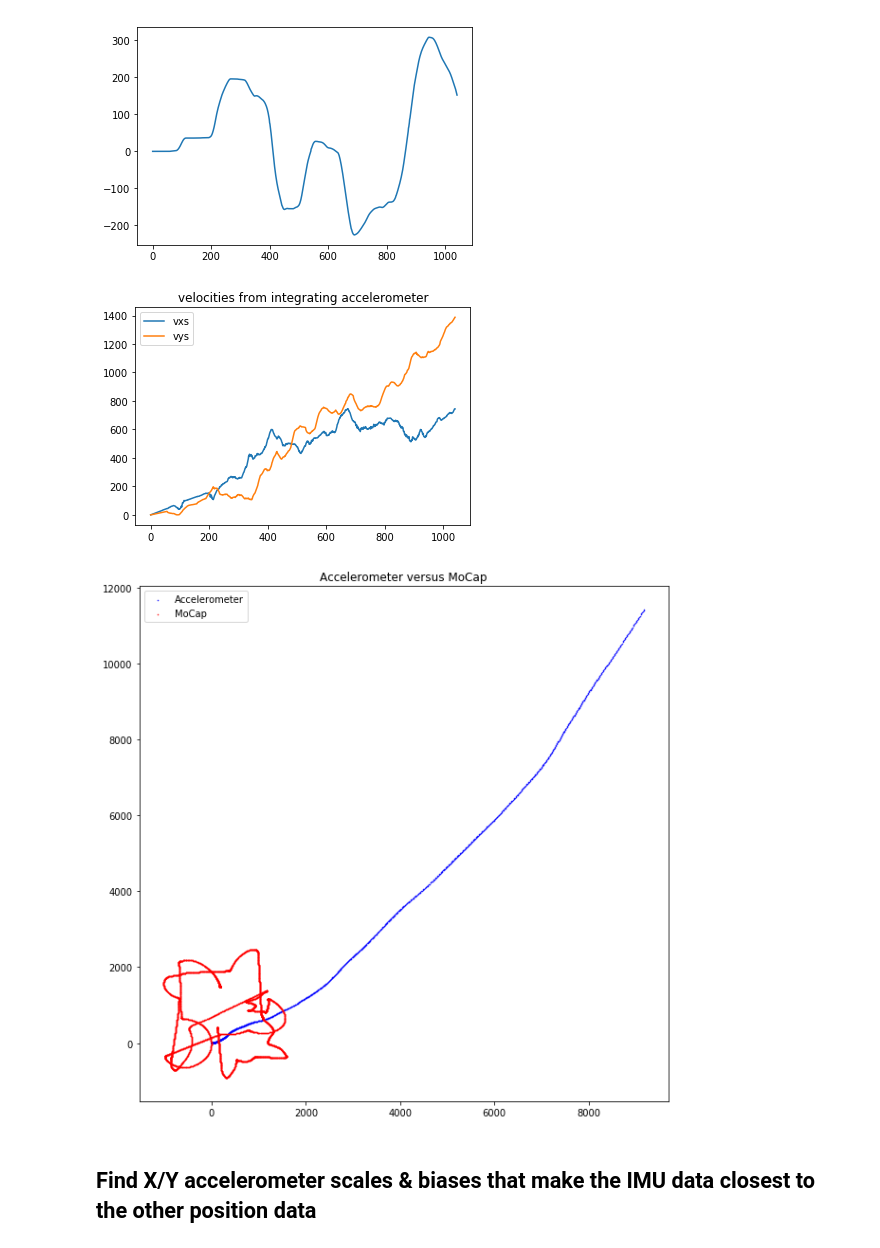
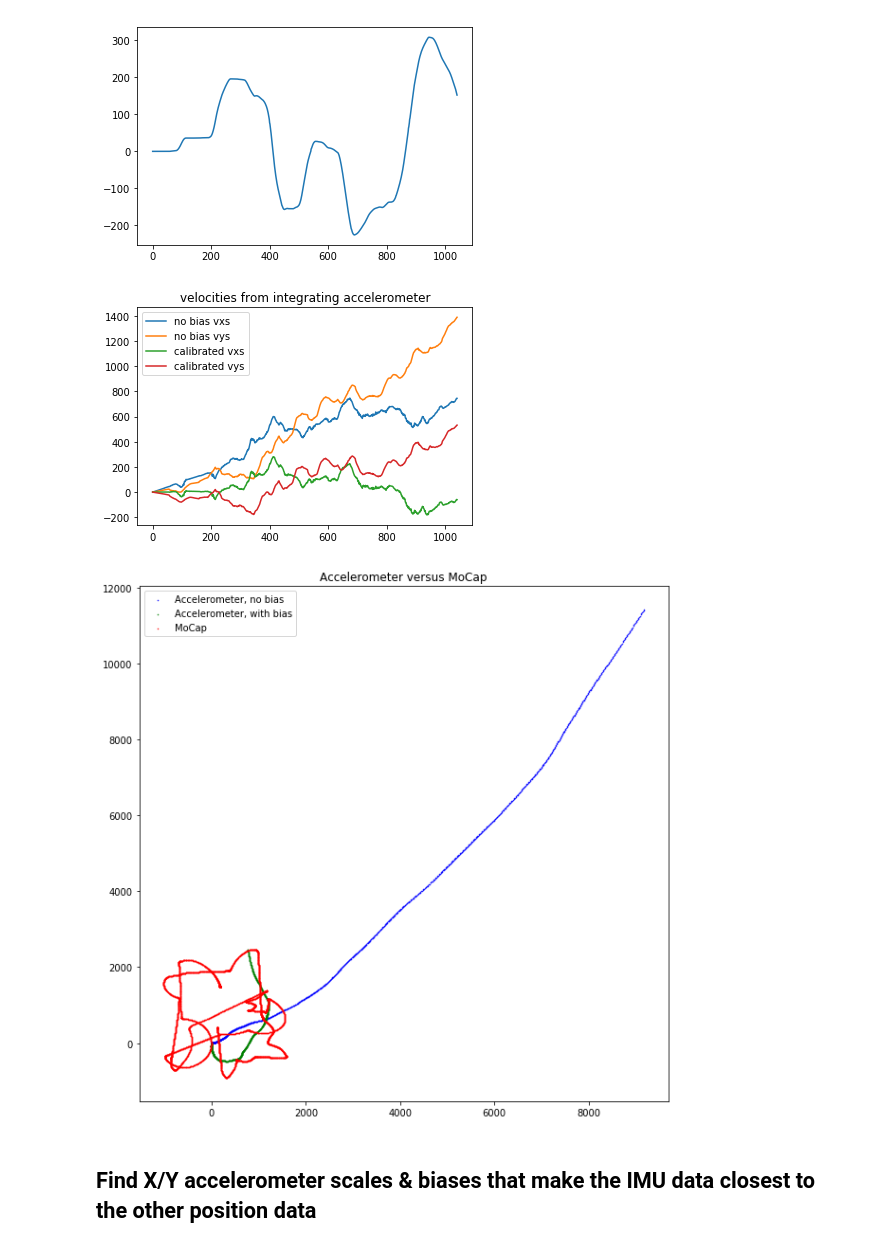
Before and after one commit to PHIL-MQP/phil, a Jupyter notebook: python/notebooks/MoCap Data Viz.ipynb, the cells around one changed output. Saved outputs shown, nothing was run; the diff lists cells and outputs as text; code cells hidden in the pictures.

```diff
--- a/python/notebooks/MoCap Data Viz.ipynb
+++ b/python/notebooks/MoCap Data Viz.ipynb
@@ -60,8 +60,8 @@ plt.show()
 [figure]
 [figure]
 # %%
-states = np.ndarray((mocap_data.shape[0], 9))
-state = np.zeros(9)
+mocap_states = np.ndarray((mocap_data.shape[0], 9))
+mocap_state = np.zeros(9)
 for mocap_idx in range(1, len(mocap_data)):
     data = mocap_data[mocap_idx]
     last_data = mocap_data[mocap_idx - 1]
@@ -71,10 +71,10 @@ for mocap_idx in range(1, len(mocap_data)):
     tx = data[5]
     ty = data[6]
     tz = data[7]
-    state[0] = tx
-    state[1] = ty
+    mocap_state[0] = tx
+    mocap_state[1] = ty
     drz = yawdiff(rz, last_data[4]) # handles wrap-around
-    state[2] += drz
-    states[mocap_idx] = state
+    mocap_state[2] += drz
+    mocap_states[mocap_idx] = mocap_state
 # %%
 plt.figure(figsize=(10,10))
@@ -163,19 +162,24 @@ for data in imu_data:
 # %%
-plt.plot(vxs, label="vxs")
-plt.plot(vys, label="vys")
+no_bias = DoubleIntegrateIMU(x_bias=0, y_bias=0, x_scale=1000, y_scale=1000)
+calib = DoubleIntegrateIMU(x_bias=.0385, y_bias=.041, x_scale=1000, y_scale=1000)
+plt.plot(no_bias[2], label="no bias vxs")
+plt.plot(no_bias[3], label="no bias vys")
+plt.plot(calib[2], label="calibrated vxs")
+plt.plot(calib[3], label="calibrated vys")
 plt.title("velocities from integrating accelerometer")
 plt.legend()
 plt.show()
 # %% [output]
-[figure, old version]
+[figure, new version]
 # %%
 plt.figure(figsize=(10,10))
-plt.scatter(xs, ys, marker='.', s=1, color='b', label='Accelerometer')
-plt.scatter(states[:,0], states[:,1], marker='.', s=1, color='r', label='MoCap')
+plt.scatter(no_bias[0], no_bias[1], marker='.', s=1, color='b', label='Accelerometer, no bias')
+plt.scatter(calib[0], calib[1], marker='.', s=1, color='g', label='Accelerometer, with bias')
+plt.scatter(mocap_states[:,0], mocap_states[:,1], marker='.', s=1, color='r', label='MoCap')
 plt.title("Accelerometer versus MoCap")
 plt.legend()
 plt.show()
 # %% [output]
-[figure, old version]
+[figure, new version]
 # %% [markdown]
 ## Find X/Y accelerometer scales & biases that make the IMU data closest to the other position data
```
Also changed, not shown: parts of 3 cells of this notebook, 9 other files.
